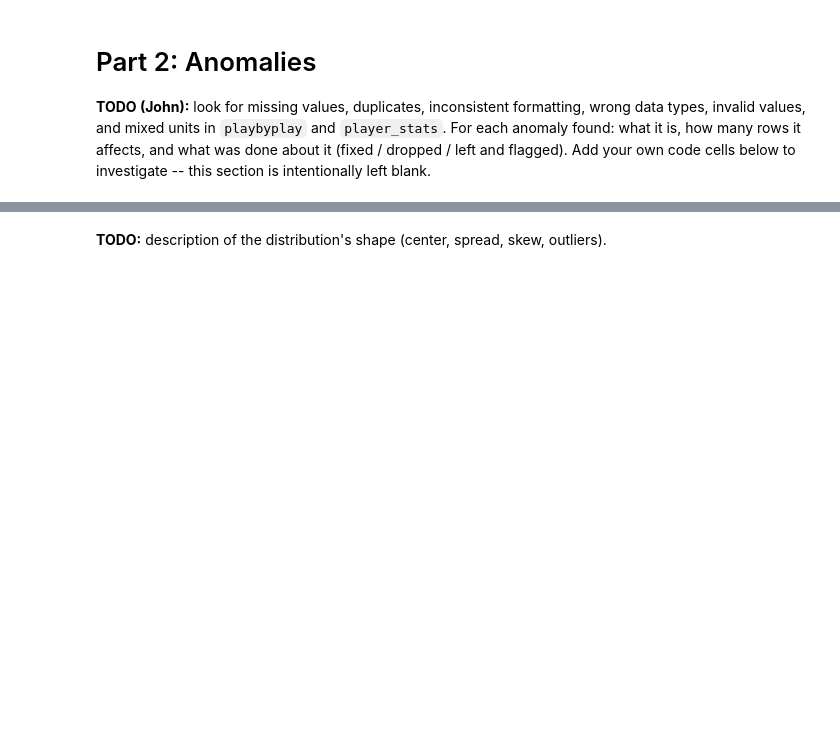
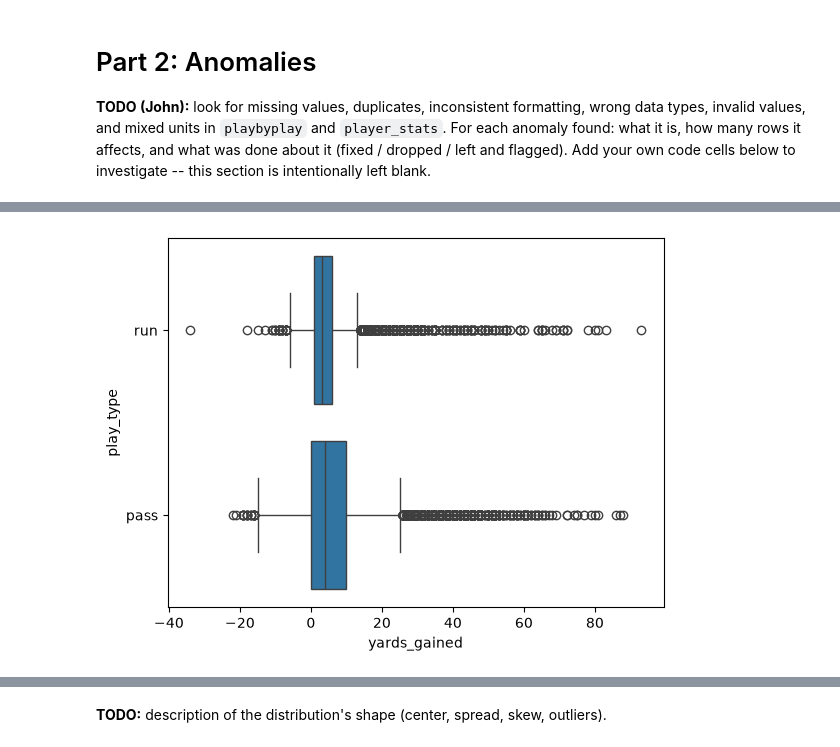
Before and after one commit to acimma3/cs418-football, a Jupyter notebook: eda.ipynb, the cells around one changed output, grey strips where cells are left out. Cells and saved outputs as stored; diff of their text form; code cells hidden in the pictures; blank space fills up the shorter version.

Commit message:
Began Question 3 with distributions for first question

```diff
--- a/eda.ipynb
+++ b/eda.ipynb
@@ -159,2 +170,9 @@ Label axes at a readable size and watch for overplotting.
 # %%
-# TODO: distribution plot(s) go here
+# fit data to only filter by pass and run plays
+snspbp = playbyplay.filter((pl.col('play_type') == "pass") | (pl.col('play_type') == "run"))
+# %%
+# distribution of run and pass plays by yards gained, the simplest metric
+sns.boxplot(data = snspbp, x = "yards_gained", y = "play_type")
+plt.show()
+# %% [output]
+[figure, added]
```
Also changed, not shown: parts of 7 cells of this notebook.
